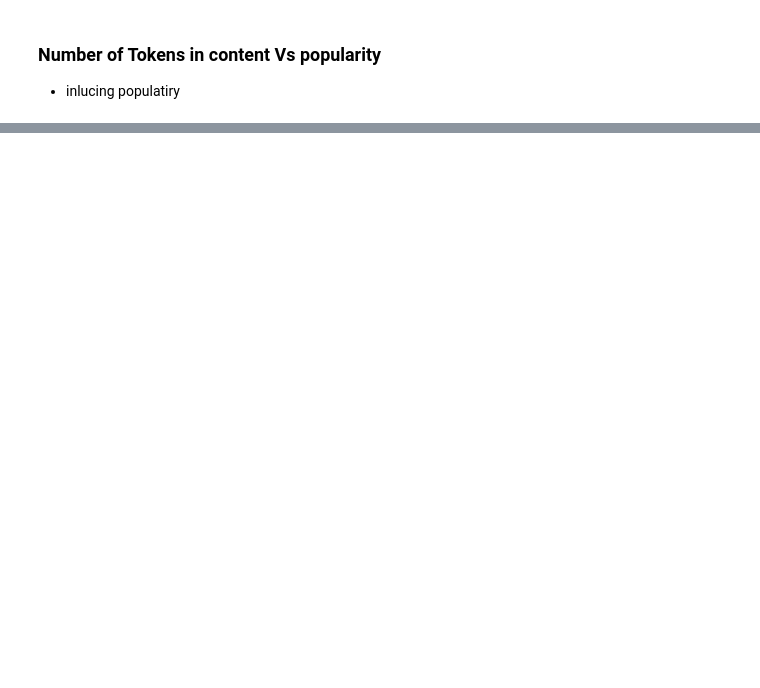
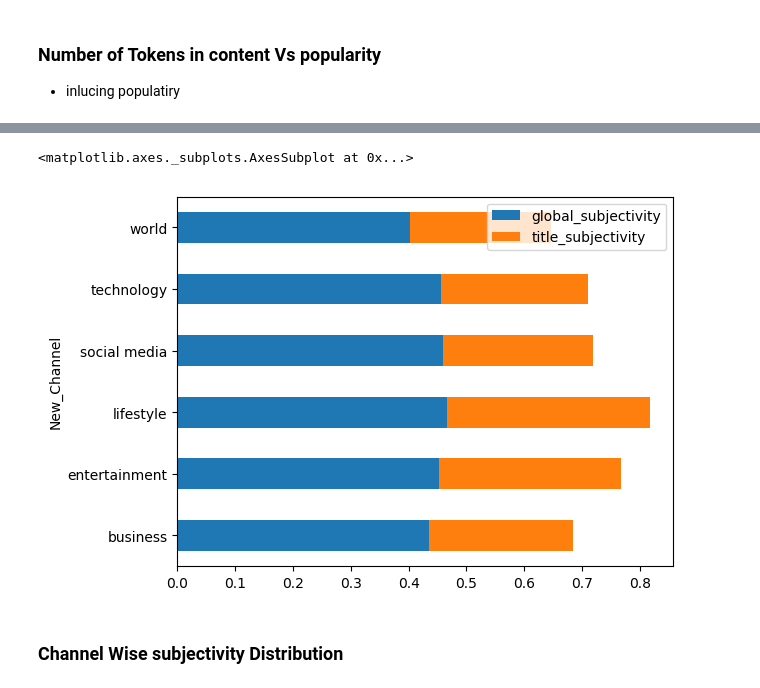
Before and after one commit to anirudh3832/Capstone_OnlineNewsPopularity, a Jupyter notebook: NewsPopularity_Anirudh_Workbook.ipynb, the cells around one changed output, grey strips where cells are left out. Cells and saved outputs as stored; diff of their text form; code cells hidden in the pictures; blank space fills up the shorter version.

```diff
--- a/NewsPopularity_Anirudh_Workbook.ipynb
+++ b/NewsPopularity_Anirudh_Workbook.ipynb
@@ -513,2 +515,11 @@ for i,col in enumerate(cols):
 # %%
 plt.style.use('default')
+# %%
+grp1=data.groupby(by=['New_Channel']).mean()
+grp1=grp1[['global_subjectivity','title_subjectivity']]
+grp1.plot(kind='barh',stacked='True')
+# %% [output]
+<matplotlib.axes._subplots.AxesSubplot at 0x...>
+[figure, added]
+# %% [markdown]
+### Channel Wise subjectivity Distribution
```
Also changed, not shown: parts of 88 cells of this notebook, 2 other files.
